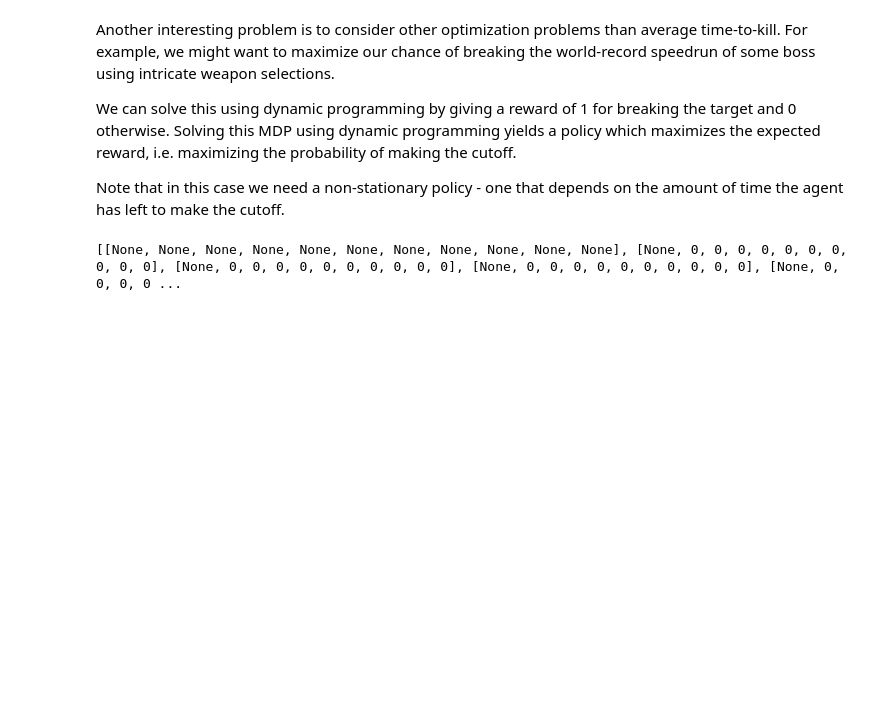
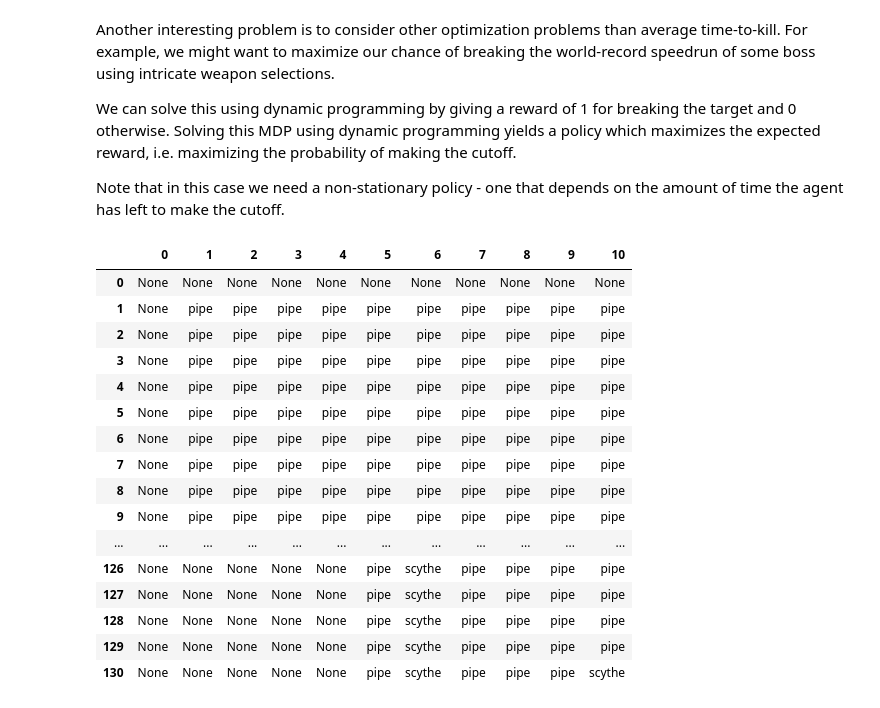
Before and after one commit to torjusti/trashcan, a Jupyter notebook: ttk.ipynb, the cells around one changed output. Saved outputs shown, nothing was run; the diff lists cells and outputs as text; code cells hidden in the pictures; blank space fills up the shorter version.

```diff
--- a/ttk.ipynb
+++ b/ttk.ipynb
@@ -3,8 +3,8 @@
 # %%
 import functools
 import matplotlib.pyplot as plt
-import numpy as np
-from abc import ABC, abstractmethod
-from dataclasses import dataclass
 import math
+import pandas as pd
+
+pd.set_option('display.max_rows', None)
 # %% [markdown]
@@ -158,21 +173,37 @@ Note that in this case we need a non-stationary policy - one that depends on the
 # %%
 target_ticks = 10
 
 reward = [[0 for j in range(target_ticks + 1)] for i in range(MOB_HEALTH + 1)]
 best_weapon = [[None for j in range(target_ticks + 1)] for i in range(MOB_HEALTH + 1)]
 
 for hp in range(1, MOB_HEALTH + 1):
     for remaining_ticks in range(1, target_ticks + 1):
-        for i, (dist, delay) in enumerate(weapons):
+        for name, (dist, delay) in weapons.items():
             value = 0
 
             for hit in dist.support():
                 value += dist.prob(hit) * ((1 if hp - hit == 0 else 0) + reward[max(hp - hit, 0)][max(remaining_ticks - delay, 0)])
 
             if value > reward[hp][remaining_ticks]:
                 reward[hp][remaining_ticks] = value
-                best_weapon[hp][remaining_ticks] = i
+                best_weapon[hp][remaining_ticks] = name
 
-print(best_weapon)
+pd.DataFrame(best_weapon)
 # %% [output]
-[[None, None, None, None, None, None, None, None, None, None, None], [None, 0, 0, 0, 0, 0, 0, 0, 0, 0, 0], [None, 0, 0, 0, 0, 0, 0, 0, 0, 0, 0], [None, 0, 0, 0, 0, 0, 0, 0, 0, 0, 0], [None, 0, 0, 0, 0 ...
+|  | 0 | 1 | 2 | 3 | 4 | 5 | 6 | 7 | 8 | 9 | 10 |
+| 0 | None | None | None | None | None | None | None | None | None | None | None |
+| 1 | None | pipe | pipe | pipe | pipe | pipe | pipe | pipe | pipe | pipe | pipe |
+| 2 | None | pipe | pipe | pipe | pipe | pipe | pipe | pipe | pipe | pipe | pipe |
+| 3 | None | pipe | pipe | pipe | pipe | pipe | pipe | pipe | pipe | pipe | pipe |
+| 4 | None | pipe | pipe | pipe | pipe | pipe | pipe | pipe | pipe | pipe | pipe |
+| 5 | None | pipe | pipe | pipe | pipe | pipe | pipe | pipe | pipe | pipe | pipe |
+| 6 | None | pipe | pipe | pipe | pipe | pipe | pipe | pipe | pipe | pipe | pipe |
+| 7 | None | pipe | pipe | pipe | pipe | pipe | pipe | pipe | pipe | pipe | pipe |
+| 8 | None | pipe | pipe | pipe | pipe | pipe | pipe | pipe | pipe | pipe | pipe |
+| 9 | None | pipe | pipe | pipe | pipe | pipe | pipe | pipe | pipe | pipe | pipe |
+| ... | ... | ... | ... | ... | ... | ... | ... | ... | ... | ... | ... |
+| 126 | None | None | None | None | None | pipe | scythe | pipe | pipe | pipe | pipe |
+| 127 | None | None | None | None | None | pipe | scythe | pipe | pipe | pipe | pipe |
+| 128 | None | None | None | None | None | pipe | scythe | pipe | pipe | pipe | pipe |
+| 129 | None | None | None | None | None | pipe | scythe | pipe | pipe | pipe | pipe |
+| 130 | None | None | None | None | None | pipe | scythe | pipe | pipe | pipe | scythe |
```
Also changed, not shown: parts of 11 cells of this notebook.
